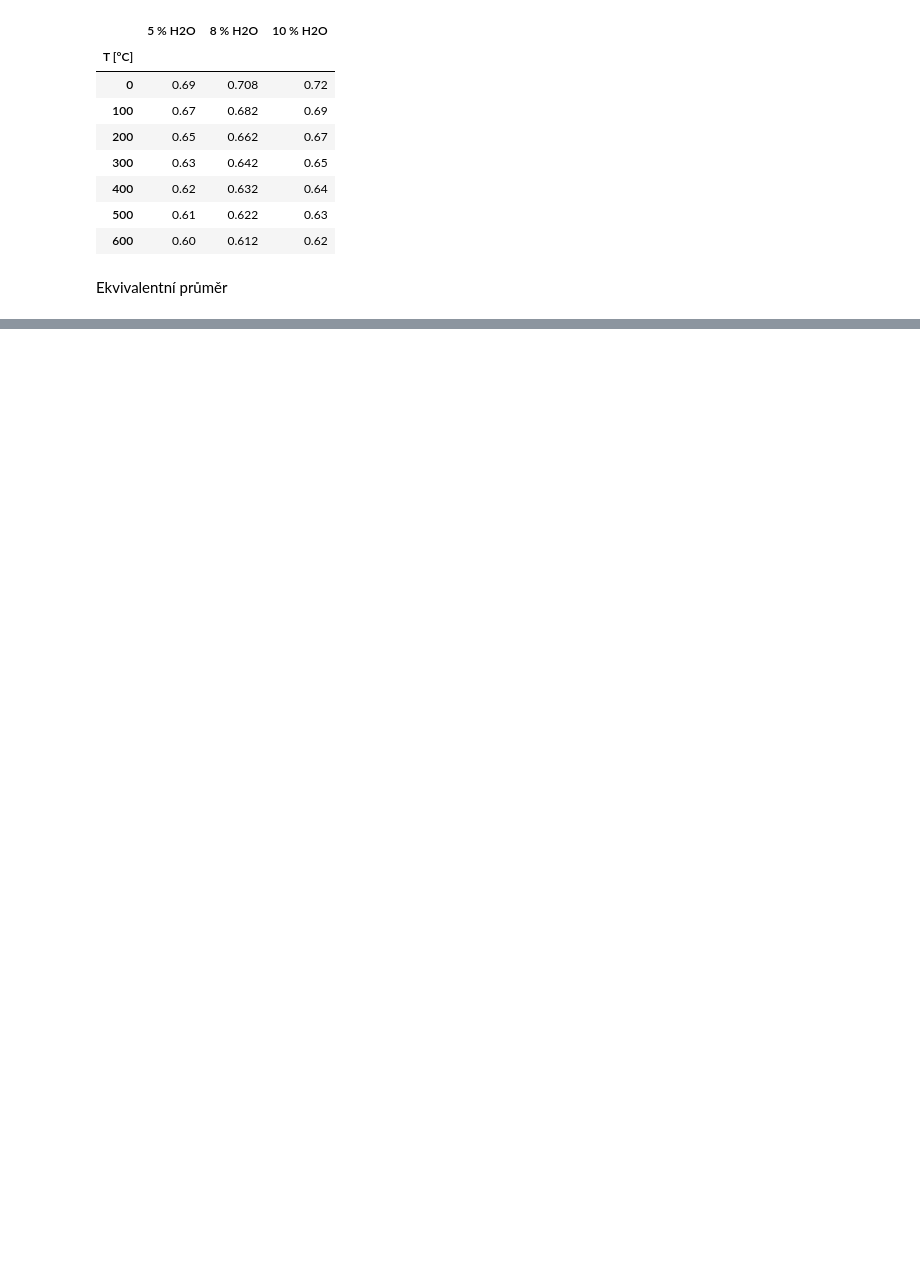
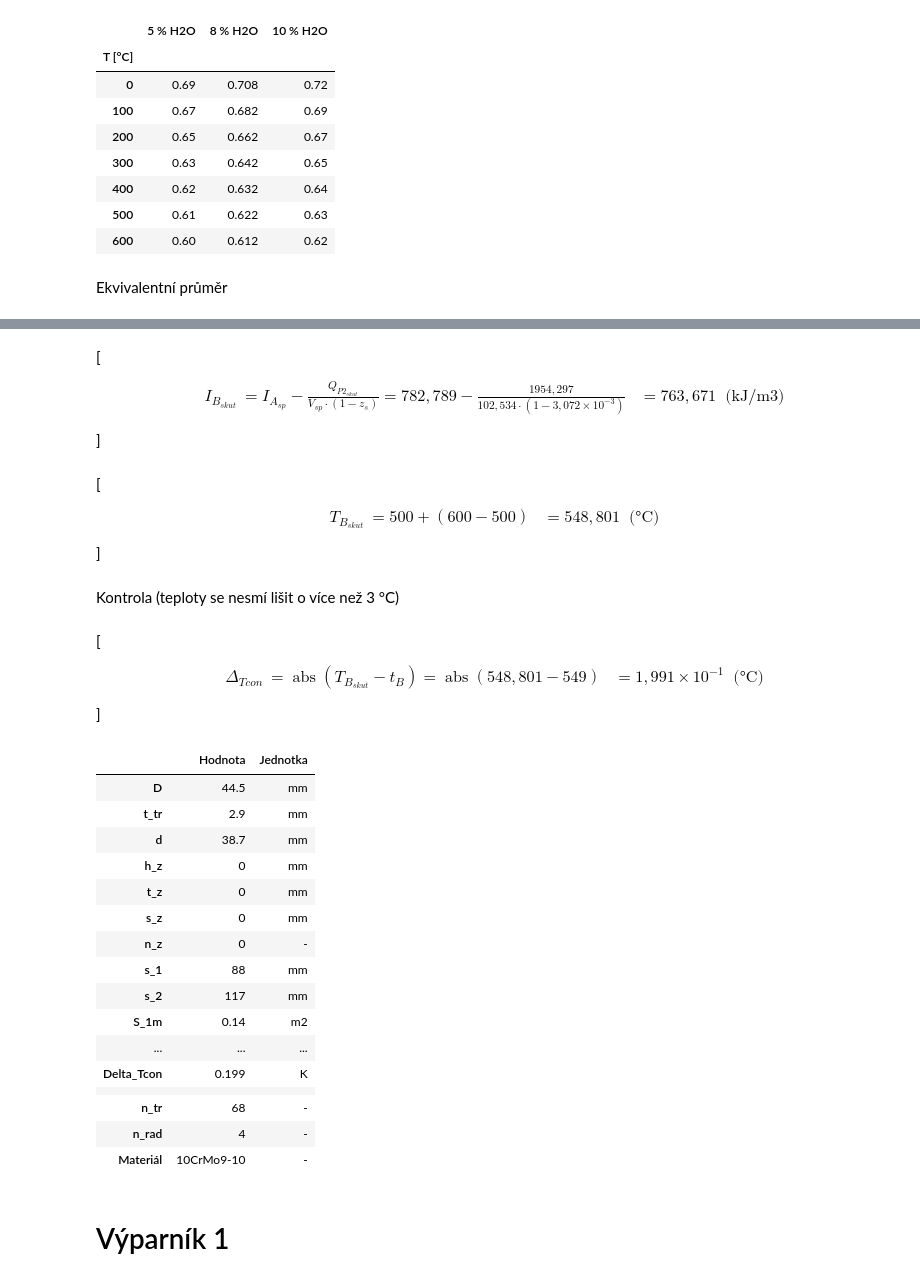
Before and after one commit to razor1995/Diplomka, a Jupyter notebook: Calculations/Diplomka.ipynb, the cells around one changed output, grey strips where cells are left out. Drawn from its saved outputs; the diff is of its cells as text; code cells hidden in the pictures; blank space fills up the shorter version.

```diff
--- a/Calculations/Diplomka.ipynb
+++ b/Calculations/Diplomka.ipynb
@@ -1700,0 +1862,66 @@ alpha_k = 0.023*(lambda_AB/d_e)*((w_sp*d_e)/nu_AB)**0.8 * Pr_AB**0.4*c_t*c_l*c_m
+# %%
+%%render
+I_B_skut = I_A_sp - Q_P2_skut/(V_sp*(1-z_s))    #kJ/m3
+# %% [output]
+\[
+\begin{aligned}
+I_{B_{skut}} &= I_{A_{sp}} - \frac{ Q_{P2_{skut}} }{ V_{sp} \cdot \left( 1 - z_{s} \right) }  = 782{,}789 - \frac{ 1954{,}297 }{ 102{,}534 \cdot \left( 1 - 3{,}072 \times 10 ^ {-3 } \right) } &= 763{,}671 \; \;\textrm{(kJ/m3)}
+\end{aligned}
+\]
+# %%
+%%render
+T_B_skut = 500 + (600-500)*((I_B_skut-entalpie_sp(500,'m3n')['sp'])/(entalpie_sp(600,'m3n')['sp']-entalpie_sp(500,'m3n')['sp']))    #°C
+# %% [output]
+\[
+\begin{aligned}
+T_{B_{skut}} &= 500 + \left( 600 - 500 \right) &= 548{,}801 \; \;\textrm{(°C)}
+\end{aligned}
+\]
+# %% [markdown]
+Kontrola (teploty se nesmí lišit o více než 3 °C)
+# %%
+%%render
+Delta_Tcon = abs(T_B_skut-t_B)  #°C
+# %% [output]
+\[
+\begin{aligned}
+\Delta_{Tcon} &= \operatorname{abs} { \left( T_{B_{skut}} - t_{B} \right) }  = \operatorname{abs} { \left( 548{,}801 - 549 \right) } &= 1{,}991 \times 10 ^ {-1 } \; \;\textrm{(°C)}
+\end{aligned}
+\]
+# %%
+MEZERA = ''
+material = '10CrMo9-10'
+data_P2 = {
+    'Hodnota':
+    [1000*D,1000*t_tr,1000*d,1000*h_z,1000*t_z,1000*s_z, n_z,1000*s_1,1000*s_2,S_1m,S_SP, MEZERA,alpha_k,mu,psi,alpha_2r,k,Delta_t_LN,MEZERA,Delta_Qcon,Delta_Tcon,MEZERA,n_tr,n_rad,material],
+
+    'Jednotka':
+    ['mm','mm','mm','mm','mm','mm','-','mm','mm','m2','m2',MEZERA,'kW/m2K','-','-','kW/m2K','kW/m2K','K',MEZERA,'%','K',MEZERA,'-','-','-']
+
+    }
+zkratky = ['D','t_tr','d','h_z','t_z','s_z','n_z','s_1','s_2','S_1m','S_SP',MEZERA,'alpha_k','mu','psi','alpha_2r','k','Delta_t_LN',MEZERA,'Delta_Qcon','Delta_Tcon',MEZERA,'n_tr','n_rad','Materiál']
+output_table = pd.DataFrame(data_P2, index = zkratky)
+# %%
+output_table
+
+# print(output_table.to_latex())
+# %% [output]
+|  | Hodnota | Jednotka |
+| D | 44.5 | mm |
+| t_tr | 2.9 | mm |
+| d | 38.7 | mm |
+| h_z | 0 | mm |
+| t_z | 0 | mm |
+| s_z | 0 | mm |
+| n_z | 0 | - |
+| s_1 | 88 | mm |
+| s_2 | 117 | mm |
+| S_1m | 0.14 | m2 |
+| ... | ... | ... |
+| Delta_Tcon | 0.199 | K |
+|  |  |  |
+| n_tr | 68 | - |
+| n_rad | 4 | - |
+| Materiál | 10CrMo9-10 | - |
+# %% [markdown]
+# Výparník 1
```
Also changed, not shown: parts of 37 cells of this notebook.
